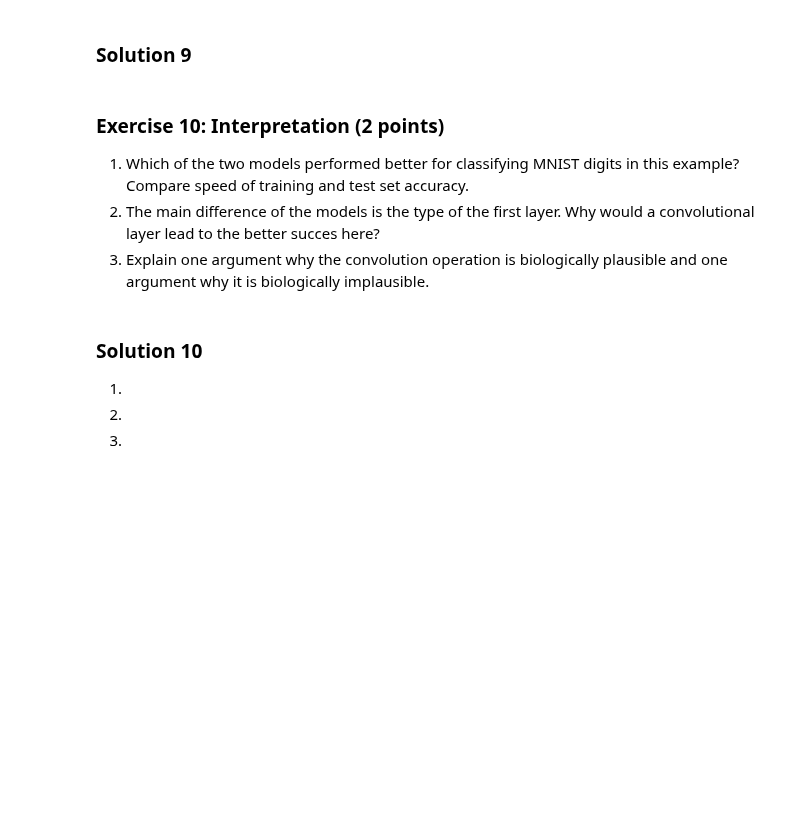
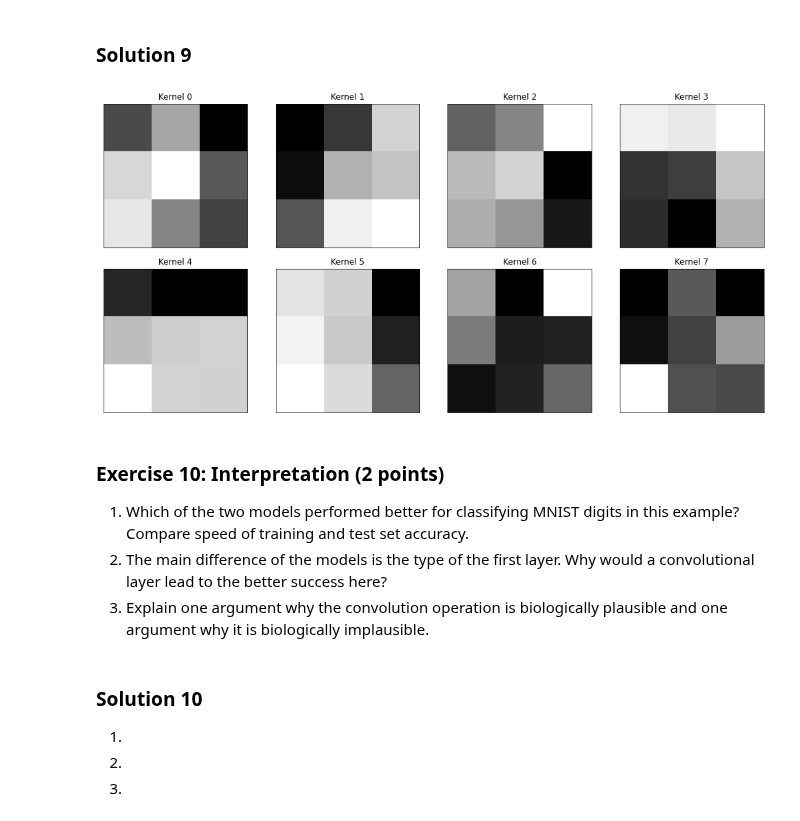
Before and after one commit to AjinkyaIndulkar/neural-networks-1920, a Jupyter notebook: P4 - Deep Learning/Chapter_06_deep_learning.ipynb, the cells around one changed output. Drawn from its saved outputs; the diff is of its cells as text; code cells hidden in the pictures; blank space fills up the shorter version.

```diff
--- a/P4 - Deep Learning/Chapter_06_deep_learning.ipynb
+++ b/P4 - Deep Learning/Chapter_06_deep_learning.ipynb
@@ -443,7 +482,19 @@ Showing what the first weight layer learns is easy. But this task becomes more d
+# %%
+conv_wts = model.conv1.weight.data.numpy()
+plt.figure(figsize=(14,7))
+for i in range(conv_wts.shape[0]):
+    plt.subplot(2,4,i+1)
+    plt.tight_layout()
+    plt.imshow(conv_wts[i].reshape(3,3), cmap='gray', interpolation='none')
+    plt.title("Kernel {}".format(i))
+    plt.xticks([])
+    plt.yticks([])
+# %% [output]
+[figure, added]
 # %% [markdown]
 ### Exercise 10: Interpretation (2 points)
 1. Which of the two models performed better for classifying MNIST digits in this example? Compare speed of training and test set accuracy.
-1. The main difference of the models is the type of the first layer. Why would a convolutional layer lead to the better succes here?
+1. The main difference of the models is the type of the first layer. Why would a convolutional layer lead to the better success here?
 1. Explain one argument why the convolution operation is biologically plausible and one argument why it is biologically implausible.
 # %% [markdown]
 ### Solution 10
```
Also changed, not shown: parts of 14 cells of this notebook.
